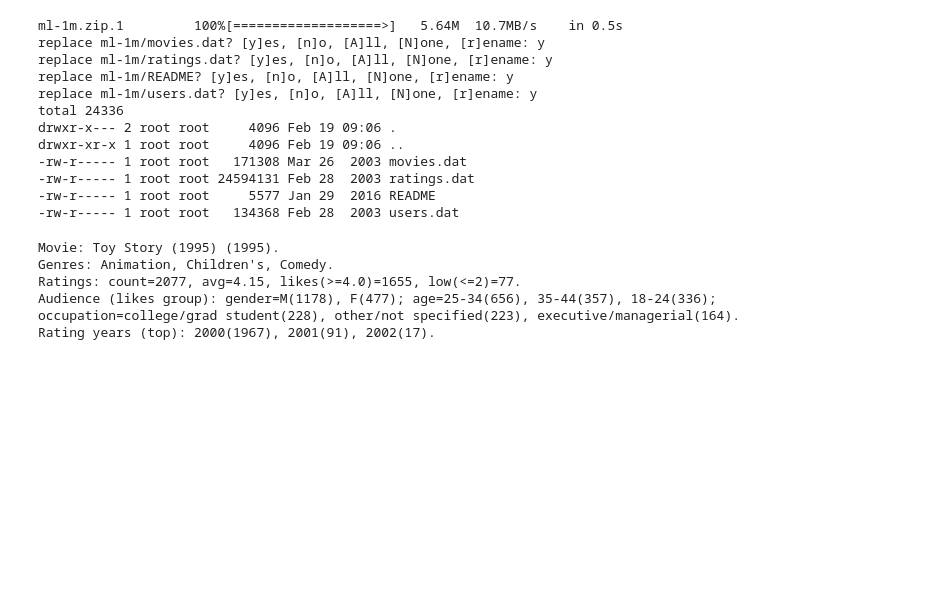
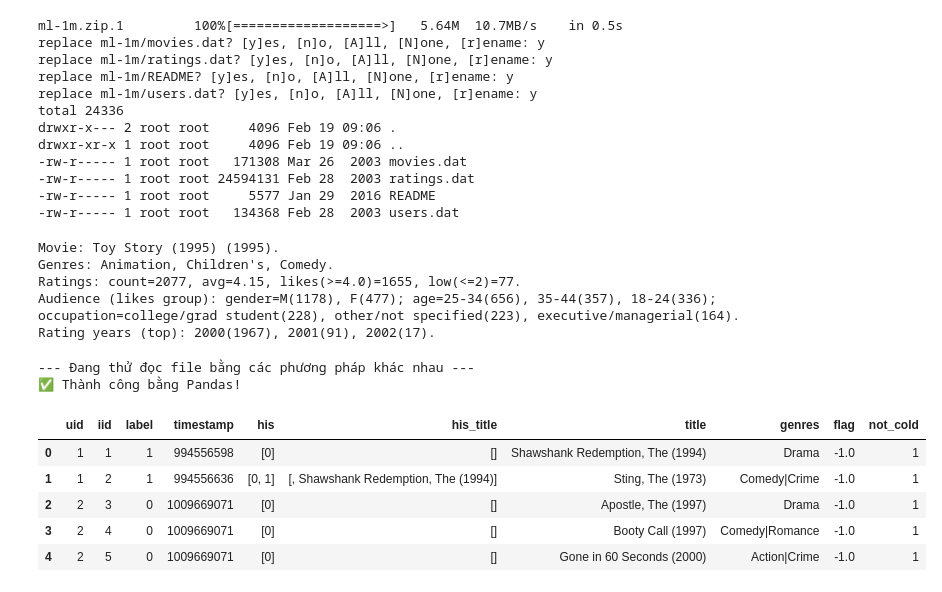
Before and after one commit to QuocBaoBuiNguyen/CoQLLM, a Jupyter notebook: notebooks/SigLLM.ipynb, the cells around one changed output. Saved outputs shown, nothing was run; the diff lists cells and outputs as text; code cells hidden in the pictures; blank space fills up the shorter version.

```diff
--- a/notebooks/SigLLM.ipynb
+++ b/notebooks/SigLLM.ipynb
@@ -905,3 +727,52 @@ Genres: Animation, Children's, Comedy.
 Ratings: count=2077, avg=4.15, likes(>=4.0)=1655, low(<=2)=77.
 Audience (likes group): gender=M(1178), F(477); age=25-34(656), 35-44(357), 18-24(336); occupation=college/grad student(228), other/not specified(223), executive/managerial(164).
 Rating years (top): 2000(1967), 2001(91), 2002(17).
+# %%
+import pandas as pd
+import joblib
+import pickle
+import torch
+
+file_path = '/content/SigLLM/data/processed/ml-1m/train_ood2.pkl'
+
+print("--- Đang thử đọc file bằng các phương pháp khác nhau ---")
+
+# Cách 1: Dùng Pandas (Khả năng thành công cao nhất cho file DataFrame)
+try:
+    data = pd.read_pickle(file_path)
+    print("✅ Thành công bằng Pandas!")
+except Exception:
+    # Cách 2: Dùng Joblib (Thường dùng cho các file model/data lớn)
+    try:
+        data = joblib.load(file_path)
+        print("✅ Thành công bằng Joblib!")
+    except Exception:
+        # Cách 3: Dùng Pickle thuần túy
+        try:
+            with open(file_path, 'rb') as f:
+                data = pickle.load(f)
+            print("✅ Thành công bằng Pickle thuần!")
+        except Exception as e:
+            print(f"❌ Tất cả các cách đều thất bại. Lỗi cuối cùng: {e}")
+            data = None
+
+# Hiển thị kết quả
+if data is not None:
+    if isinstance(data, pd.DataFrame):
+        display(data.head(5))
+    elif isinstance(data, (list, dict)):
+        # Nếu là dict/list, in 5 phần tử đầu theo cách an toàn
+        import items
+        print(list(data)[:5] if isinstance(data, dict) else data[:5])
+    else:
+        print("Loại dữ liệu:", type(data))
+        print(data)
+# %% [output]
+--- Đang thử đọc file bằng các phương pháp khác nhau ---
+✅ Thành công bằng Pandas!
+|  | uid | iid | label | timestamp | his | his_title | title | genres | flag | not_cold |
+| 0 | 1 | 1 | 1 | 994556598 | [0] | [] | Shawshank Redemption, The (1994) | Drama | -1.0 | 1 |
+| 1 | 1 | 2 | 1 | 994556636 | [0, 1] | [, Shawshank Redemption, The (1994)] | Sting, The (1973) | Comedy|Crime | -1.0 | 1 |
+| 2 | 2 | 3 | 0 | 1009669071 | [0] | [] | Apostle, The (1997) | Drama | -1.0 | 1 |
+| 3 | 2 | 4 | 0 | 1009669071 | [0] | [] | Booty Call (1997) | Comedy|Romance | -1.0 | 1 |
+| 4 | 2 | 5 | 0 | 1009669071 | [0] | [] | Gone in 60 Seconds (2000) | Action|Crime | -1.0 | 1 |
```
Also changed, not shown: parts of 47 cells of this notebook.
